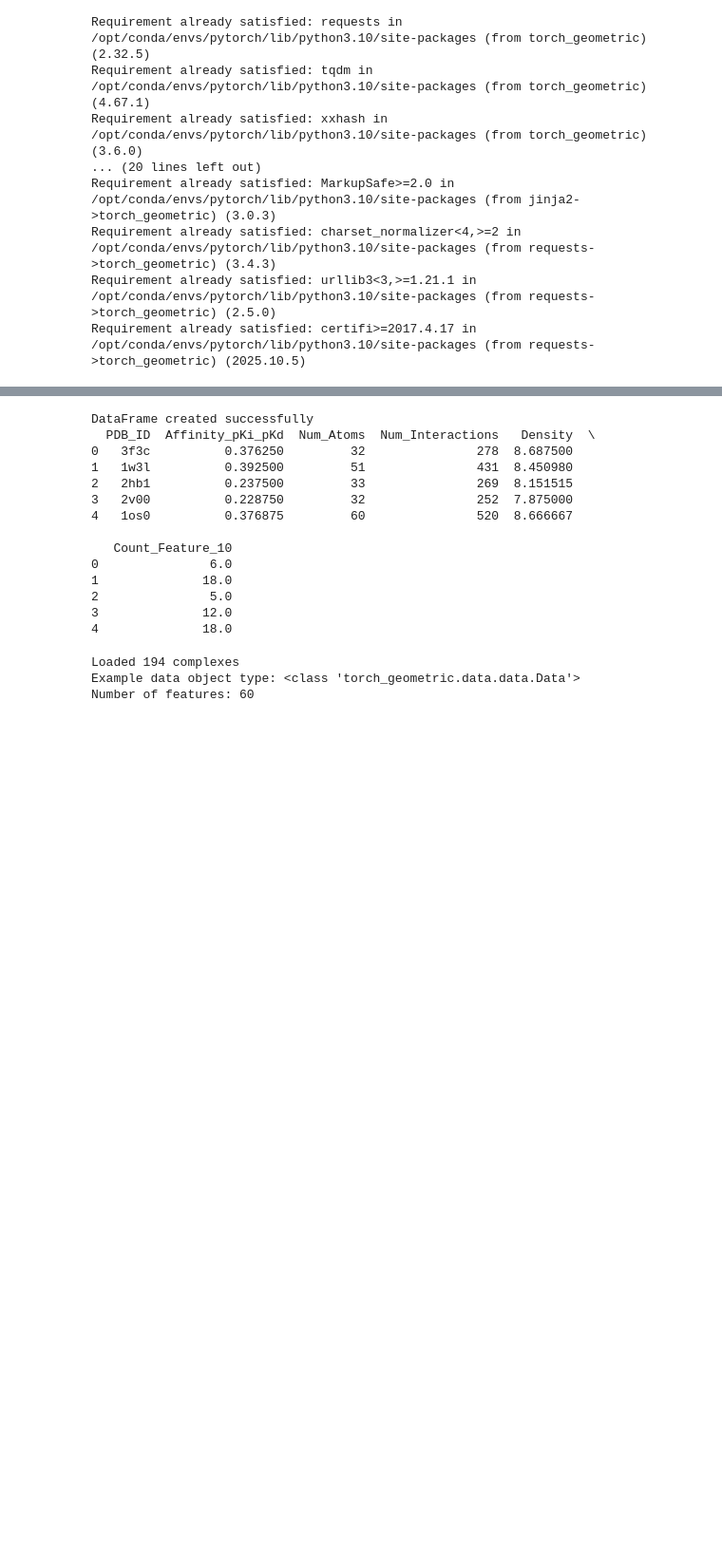
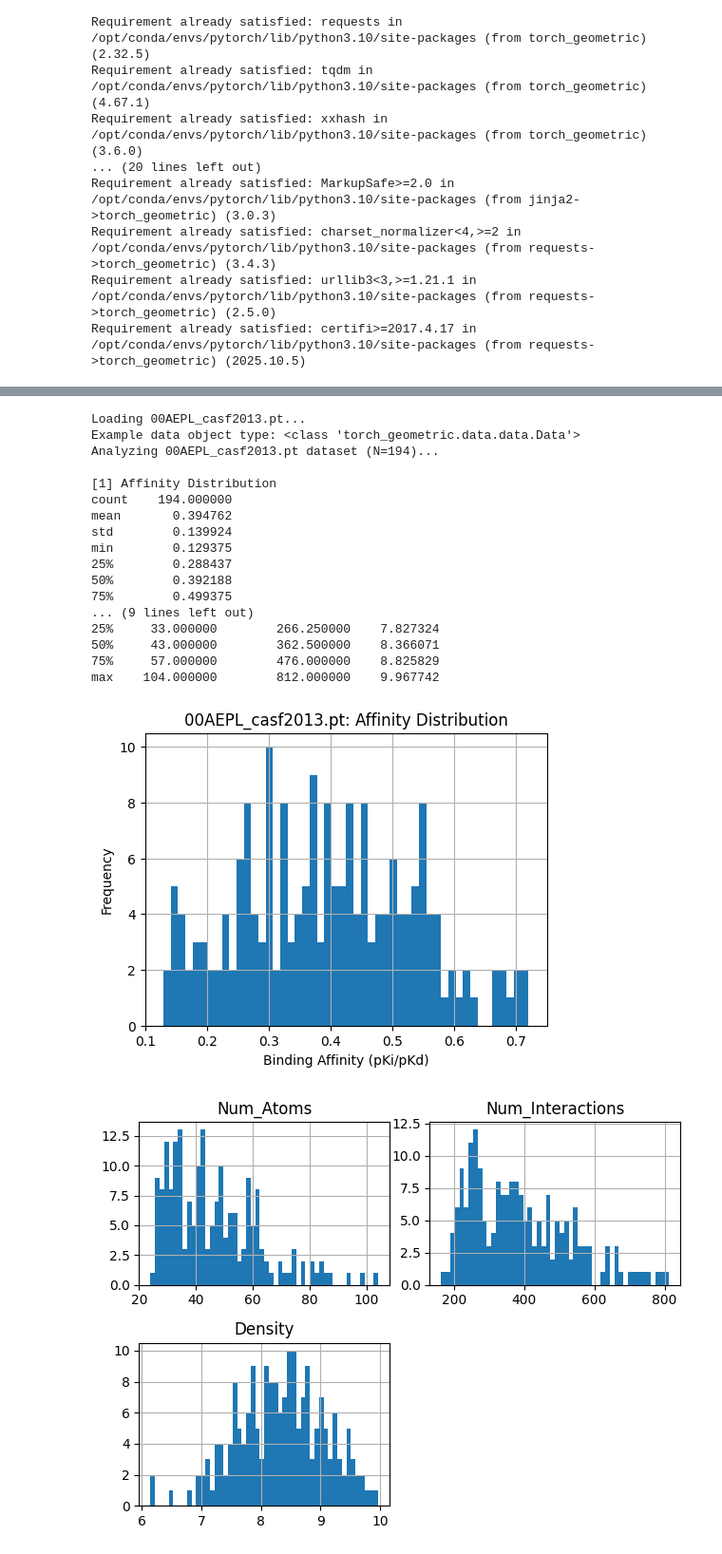
Before and after one commit to siavashadpey/CS224W_Project, a Jupyter notebook: notebooks/data_analysis.ipynb, the cells around one changed output, grey strips where cells are left out. Shown at 95% size. Drawn from its saved outputs; the diff is of its cells as text; code cells hidden in the pictures; blank space fills up the shorter version.

Commit message:
Runs data analysis on dataset

```diff
--- a/notebooks/data_analysis.ipynb
+++ b/notebooks/data_analysis.ipynb
@@ -39,9 +39,9 @@ DATA_DIR = os.path.join(os.path.expanduser('~'), 'gcs_pdbbind_mount')
 # List of dataset files to analyze
 DATASET_FILES = [
     '00AEPL_casf2013.pt',
-    '00AEPL_casf2013_indep.pt',
-    '00AEPL_casf2016.pt',
-    '00AEPL_casf2016_indep.pt',
-    '00AEPL_train_cleansplit.pt',
-    '00AEPL_train_pdbbind.pt'
+    # '00AEPL_casf2013_indep.pt',
+    # '00AEPL_casf2016.pt',
+    # '00AEPL_casf2016_indep.pt',
+    # '00AEPL_train_cleansplit.pt',
+    # '00AEPL_train_pdbbind.pt'
 ]
@@ -67,5 +64,4 @@ try:
     from torch_geometric.data import Data #, Dataset
 
 except ImportError as e:
-    print(f"FATAL ERROR importing GEMS Dataset class: {e}")
-    sys.exit(1)  # Exit if classes cannot be imported
+    raise RuntimeError(f"FATAL ERROR importing GEMS Dataset class: {e}")
@@ -101,7 +99,6 @@ def extract_metrics(data_list):
         'Num_Atoms': num_nodes,
         'Num_Interactions': num_edges,
         'Density': num_edges / num_nodes,
-        'Count_Feature_10': num_feat_10
       }
 
       # Add feature counts dynamically
@@ -111,23 +108,8 @@ def extract_metrics(data_list):
       metrics.append(record)
 
    return pd.DataFrame(metrics)
-# %% [output]
-DataFrame created successfully
-  PDB_ID  Affinity_pKi_pKd  Num_Atoms  Num_Interactions   Density  \
-0   3f3c          0.376250         32               278  8.687500
-1   1w3l          0.392500         51               431  8.450980
-2   2hb1          0.237500         33               269  8.151515
-3   2v00          0.228750         32               252  7.875000
-4   1os0          0.376875         60               520  8.666667
-
-   Count_Feature_10
-0               6.0
-1              18.0
-2               5.0
-3              12.0
-4              18.0
 # %%
-def run_data_analysi(df, dataset_name):
+def run_data_analysis(df, dataset_name):
   """Performs data analysis on dataframe and produces visualizations"""
 
   print(f"Analyzing {dataset_name} dataset (N={len(df)})...")
@@ -148,9 +130,7 @@ def run_data_analysi(df, dataset_name):
   print("\n[2] Graph Size Metrics")
   print(df[['Num_Atoms', 'Num_Interactions', 'Density']].describe())
 
-  plt.subplot(1, 2, 2)
   df[['Num_Atoms', 'Num_Interactions', 'Density']].hist(bins=50)
-  plt.title(f'{dataset_name}: Graph Size Metrics')
 
   plt.tight_layout()
   plt.show()
@@ -158,7 +138,7 @@ def run_data_analysi(df, dataset_name):
   # Protein Diversity
   # Use PDB_ID count to determine protein complexes
   unique_complexes = df['PDB_ID'].nunique()
-  print(f"\n[3] Protein Diversity: {unique_proteins} unique proteins")
+  print(f"\n[3] Protein Diversity: {unique_complexes} unique proteins")
   print(f"Redundancy Ratio (Total N / Unique N): {len(df) / unique_complexes:.2f}")
 
   # Node Feature Frequency
@@ -172,31 +152,46 @@ def run_data_analysi(df, dataset_name):
 # %%
 # Main loop
 if not os.path.exists(DATA_DIR):
-    print(f"FATAL ERROR: Path {DATA_DIR} does not exist.")
-    sys.exit(1)
+    raise RuntimeError(f"FATAL ERROR: Path {DATA_DIR} does not exist.")
 
 for filename in DATASET_FILES:
     data_filepath = os.path.join(DATA_DIR, filename)
 
     if not os.path.exists(data_filepath):
         print(f"WARNING: File not found: {data_filepath}. Skipping...")
         continue
 
     print(f"Loading {filename}...")
     try:
         # Load data_list
         data_list = torch.load(data_filepath)
         print(f"Example data object type: {type(data_list[0])}")
 
         # Run analysis
         df = extract_metrics(data_list)
         run_data_analysis(df, filename)
 
     except Exception as e:
         print(f"\nFAILED PROCESSING {filename}: {e}")
 
 print("--------------| Data analysis completed! |------------")
 # %% [output]
-Loaded 194 complexes
+Loading 00AEPL_casf2013.pt...
 Example data object type: <class 'torch_geometric.data.data.Data'>
-Number of features: 60
+Analyzing 00AEPL_casf2013.pt dataset (N=194)...
+
+[1] Affinity Distribution
+count    194.000000
+mean       0.394762
+std        0.139924
+min        0.129375
+25%        0.288437
+50%        0.392188
+75%        0.499375
+... (9 lines left out)
+25%     33.000000        266.250000    7.827324
+50%     43.000000        362.500000    8.366071
+75%     57.000000        476.000000    8.825829
+max    104.000000        812.000000    9.967742
+[figure, added]
+[figure, added]
```
Also changed, not shown: parts of 3 cells of this notebook.
